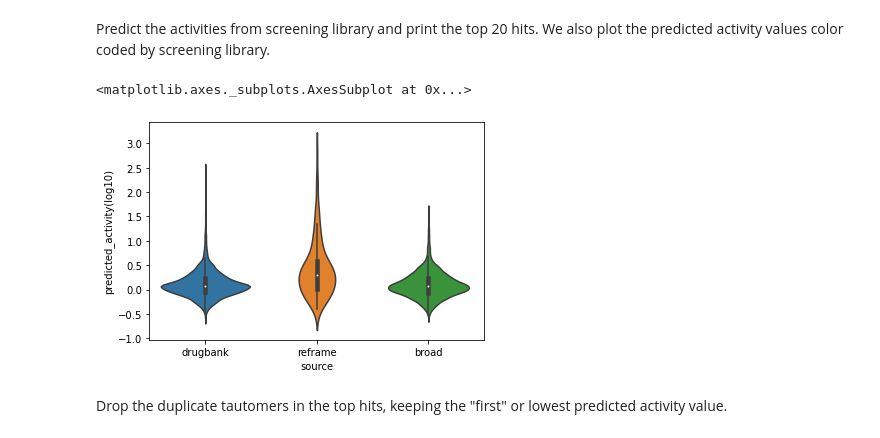
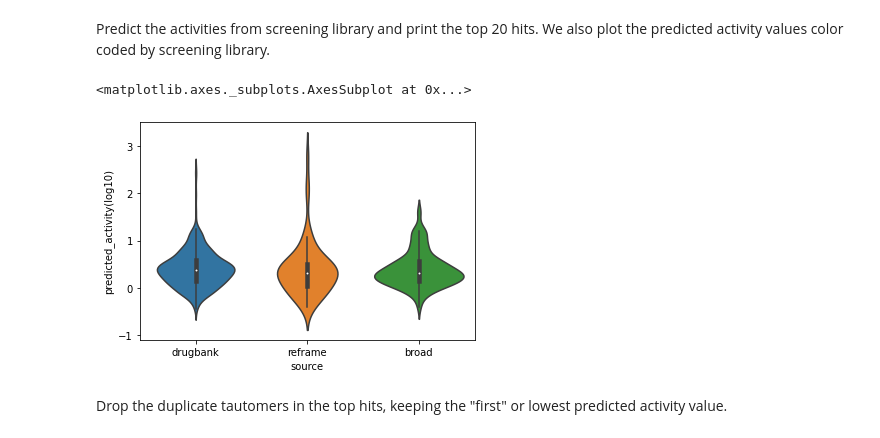
Before and after one commit to srensi/tmprss2, a Jupyter notebook: notebooks/random_forest_clean.ipynb, the cells around one changed output. Drawn from its saved outputs; the diff is of its cells as text; code cells hidden in the pictures.

Commit message:
fix for random forest classifier.  use unscaled data?

```diff
--- a/notebooks/random_forest_clean.ipynb
+++ b/notebooks/random_forest_clean.ipynb
@@ -62,9 +62,9 @@ Here we generate training and test sets for the classifier, which incorporates t
 # %%
 s=np.arange(len(fp_dark))
+random.seed(33)
 random.shuffle(s)
-cut=round(len(fp_dark)/2)
 test_dark=s[0:cut]
-train_dark=s[cut::]
+train_dark=s[cut:len(activity_scaled)]
 X_test=np.concatenate((fps_merged_scaled[test], fp_dark[test_dark]))
 X_train=np.concatenate((fps_merged_scaled[train], fps_merged_scaled[N::], fp_dark[train_dark]))
 y_train=np.concatenate((activity_scaled[train], activity_scaled[N::], np.zeros([len(train_dark)])))
@@ -79,6 +79,8 @@ y2_train_u=np.concatenate((ac_merged[train], ac_merged[N::], np.zeros([len(train
 y_test_u=np.concatenate((activity[test], np.zeros([len(test_dark)])))
 y2_test_u=np.concatenate((ac_merged[test],np.zeros([len(test_dark)])))
 #generate big training set
-X_train_all=np.concatenate((fps_merged_scaled, fp_dark))
-y2_train_all=np.concatenate((ac_merged_scaled, np.zeros([len(fp_dark)])))
-y_train_all=np.concatenate((activity_scaled, np.zeros([len(fp_dark)])))
+#X_train_all=np.concatenate((fps_merged_scaled, fp_dark[train_dark]))
+X_train_all=np.concatenate((fps_merged, fp_dark[train_dark]))
+y2_train_all=np.concatenate((ac_merged_scaled, np.zeros([len(train_dark)])))
+#y_train_all=np.concatenate((activity_scaled, np.zeros([len(train_dark)])))
+y_train_all=np.concatenate((activity, np.zeros([len(train_dark)])))
@@ -302,0 +285,5 @@ print(molnames_all[y_pred>0])
+# %%
+y_pred=rf.predict(screening)
+print(len(y_pred[y_pred>0])) #number of active compounds
+screening_fp['active'] = y_pred
+screening_fp_trunc=screening_fp.loc[screening_fp['active']>0.0]
@@ -336,5 +330,6 @@ RandomForestRegressor(bootstrap=True, ccp_alpha=0.0, criterion='mse',
 # %%
-predicted_activity=rg_all.predict(screening)
+predicted_activity=rg_all.predict(screening[y_pred>0])
+screening_fp_trunc['predicted_activity(log10)'] = predicted_activity
 # %% [output]
 [Parallel(n_jobs=1)]: Using backend SequentialBackend with 1 concurrent workers.
 [Parallel(n_jobs=1)]: Done   1 out of   1 | elapsed:    0.0s remaining:    0.0s
@@ -354,11 +353,10 @@ plt.show()
 Predict the activities from screening library and print the top 20 hits.  We also plot the predicted activity values color coded by screening library.
 # %%
 from seaborn import violinplot
-screening_fp['predicted_activity(log10)'] = predicted_activity
-violinplot(x='source', y='predicted_activity(log10)', data=screening_fp)
+violinplot(x='source', y='predicted_activity(log10)', data=screening_fp_trunc)
 # %% [output]
 <matplotlib.axes._subplots.AxesSubplot at 0x...>
-[figure, old version]
+[figure, new version]
 # %% [markdown]
 Drop the duplicate tautomers in the top hits, keeping the "first" or lowest predicted activity value.
 # %%
```
Also changed, not shown: parts of 16 cells of this notebook, 1 other file.
